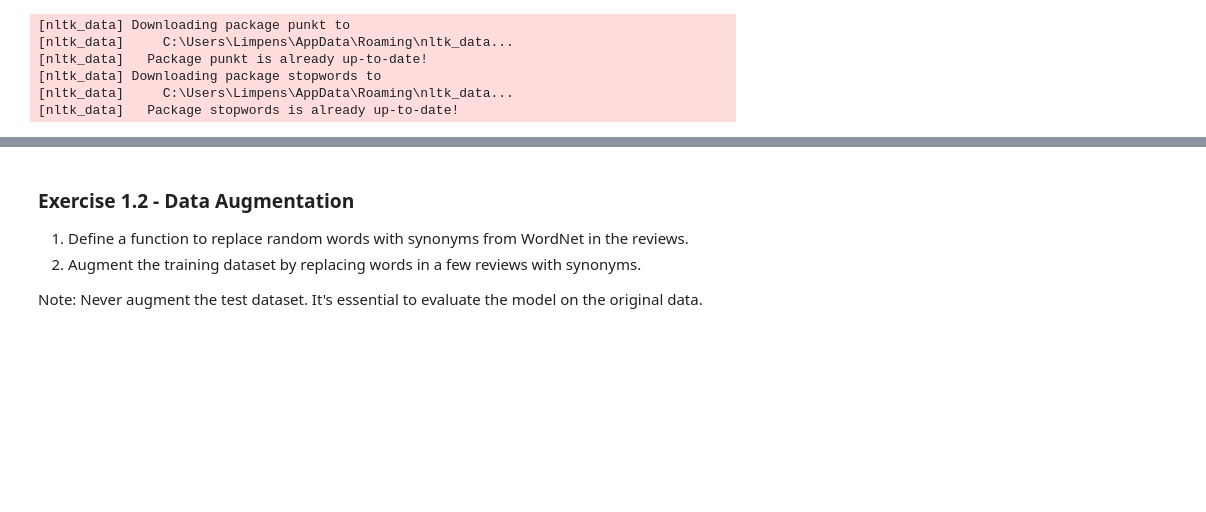
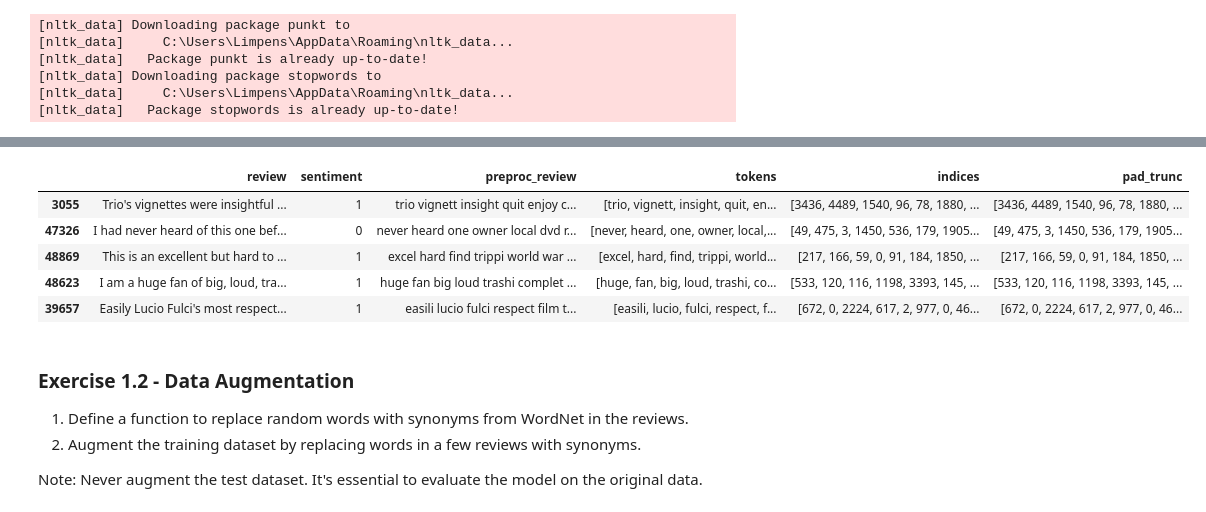
Before and after one commit to LCDA-UCP/dl_with_pytorch, a Jupyter notebook: exercises/session15-16-17/rnn_imdb_exercises.ipynb, the cells around one changed output, grey strips where cells are left out. Saved outputs shown, nothing was run; the diff lists cells and outputs as text; code cells hidden in the pictures; blank space fills up the shorter version.

```diff
--- a/exercises/session15-16-17/rnn_imdb_exercises.ipynb
+++ b/exercises/session15-16-17/rnn_imdb_exercises.ipynb
@@ -97,0 +96,9 @@ Name: review, dtype: object
+# %%
+from nltk.tokenize import word_tokenize # type: ignore
+def tokenize_text(text):
+    return word_tokenize(text)
+
+train["tokens"] = train["preproc_review"].apply(tokenize_text)
+# %%
+top5000 = pd.Series([word for tokens in train ["tokens"] for word in tokens]).value_counts().index[:5000]
+top5000
@@ -97,0 +150,19 @@ Name: review, dtype: object
+# %%
+MAX_LENGHT = 300
+
+def pad_truncate(token, max_lenght=MAX_LENGHT):
+    if len(token) > max_lenght:
+        return token[:max_lenght]
+    else:
+        return token + [vocab["<pad>"]]*(max_lenght - len(token))
+
+train["pad_trunc"] = train["indices"].apply(pad_truncate)
+
+train.head()
+# %% [output]
+|  | review | sentiment | preproc_review | tokens | indices | pad_trunc |
+| 3055 | Trio's vignettes were insightful ... | 1 | trio vignett insight quit enjoy c... | [trio, vignett, insight, quit, en... | [3436, 4489, 1540, 96, 78, 1880, ... | [3436, 4489, 1540, 96, 78, 1880, ... |
+| 47326 | I had never heard of this one bef... | 0 | never heard one owner local dvd r... | [never, heard, one, owner, local,... | [49, 475, 3, 1450, 536, 179, 1905... | [49, 475, 3, 1450, 536, 179, 1905... |
+| 48869 | This is an excellent but hard to ... | 1 | excel hard find trippi world war ... | [excel, hard, find, trippi, world... | [217, 166, 59, 0, 91, 184, 1850, ... | [217, 166, 59, 0, 91, 184, 1850, ... |
+| 48623 | I am a huge fan of big, loud, tra... | 1 | huge fan big loud trashi complet ... | [huge, fan, big, loud, trashi, co... | [533, 120, 116, 1198, 3393, 145, ... | [533, 120, 116, 1198, 3393, 145, ... |
+| 39657 | Easily Lucio Fulci's most respect... | 1 | easili lucio fulci respect film t... | [easili, lucio, fulci, respect, f... | [672, 0, 2224, 617, 2, 977, 0, 46... | [672, 0, 2224, 617, 2, 977, 0, 46... |
```
Also changed, not shown: parts of 13 cells of this notebook.
